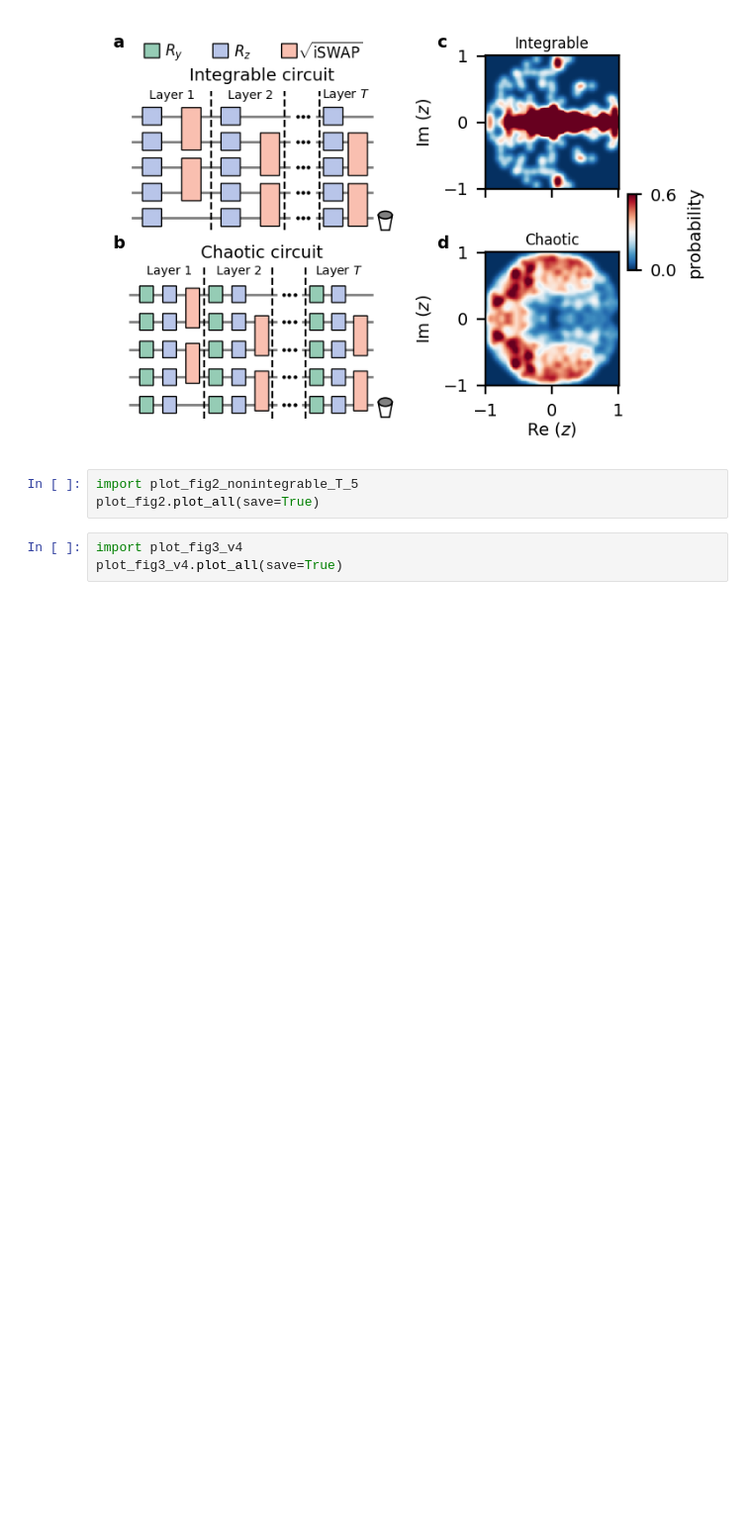
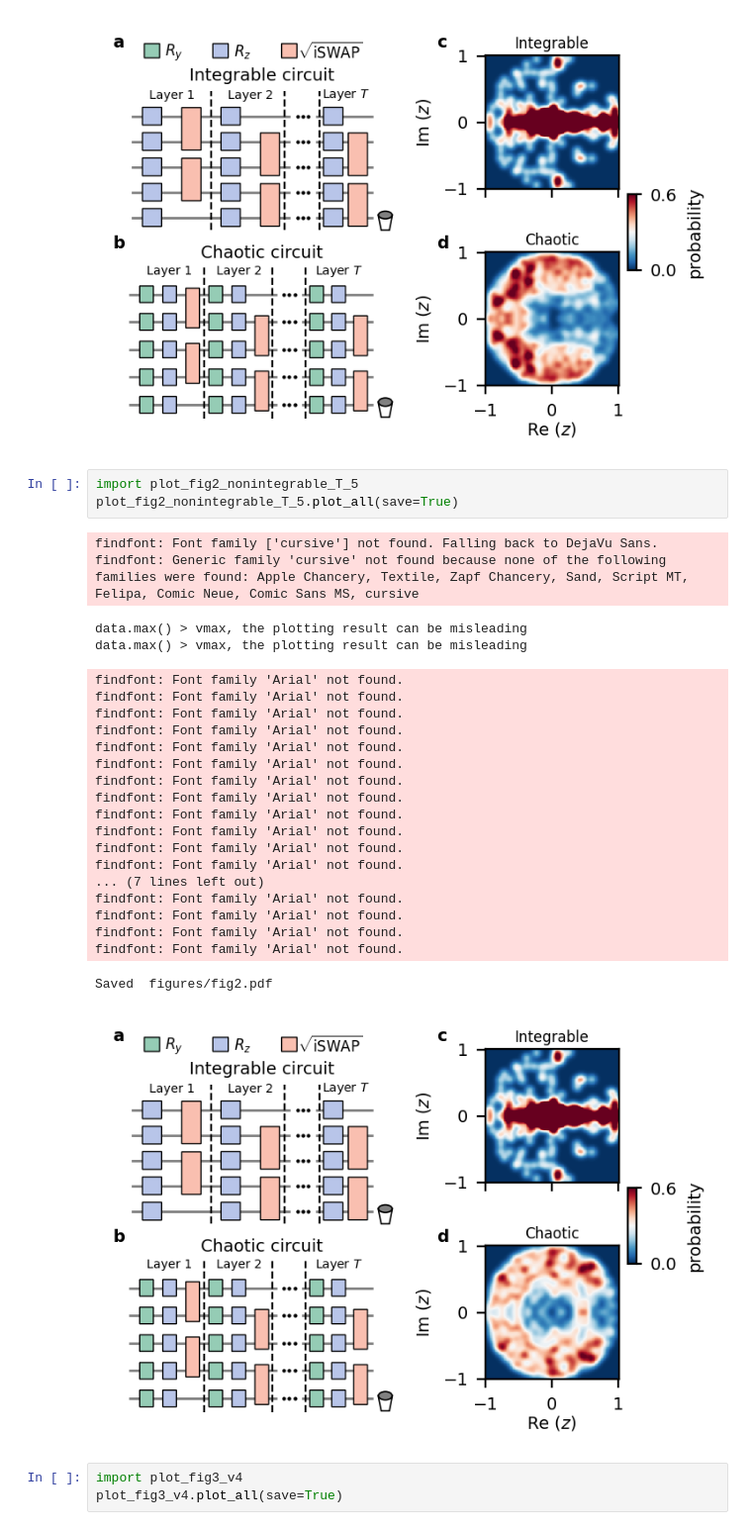
Before and after one commit to KristianWold/eddqc, a Jupyter notebook: analysis/plotting/plot.ipynb, the cells around one changed output. Shown at 99% size. Saved outputs shown, nothing was run; the diff lists cells and outputs as text; blank space fills up the shorter version.

```diff
--- a/analysis/plotting/plot.ipynb
+++ b/analysis/plotting/plot.ipynb
@@ -40,7 +40,31 @@ Saved  figures/fig2.pdf
 [figure]
 # %%
 import plot_fig2_nonintegrable_T_5
-plot_fig2.plot_all(save=True)
+plot_fig2_nonintegrable_T_5.plot_all(save=True)
+# %% [output]
+findfont: Font family ['cursive'] not found. Falling back to DejaVu Sans.
+findfont: Generic family 'cursive' not found because none of the following families were found: Apple Chancery, Textile, Zapf Chancery, Sand, Script MT, Felipa, Comic Neue, Comic Sans MS, cursive
+data.max() > vmax, the plotting result can be misleading
+data.max() > vmax, the plotting result can be misleading
+findfont: Font family 'Arial' not found.
+findfont: Font family 'Arial' not found.
+findfont: Font family 'Arial' not found.
+findfont: Font family 'Arial' not found.
+findfont: Font family 'Arial' not found.
+findfont: Font family 'Arial' not found.
+findfont: Font family 'Arial' not found.
+findfont: Font family 'Arial' not found.
+findfont: Font family 'Arial' not found.
+findfont: Font family 'Arial' not found.
+findfont: Font family 'Arial' not found.
+findfont: Font family 'Arial' not found.
+... (7 lines left out)
+findfont: Font family 'Arial' not found.
+findfont: Font family 'Arial' not found.
+findfont: Font family 'Arial' not found.
+findfont: Font family 'Arial' not found.
+Saved  figures/fig2.pdf
+[figure, added]
 # %%
 import plot_fig3_v4
 plot_fig3_v4.plot_all(save=True)
```
Also changed, not shown: 1 other file.
